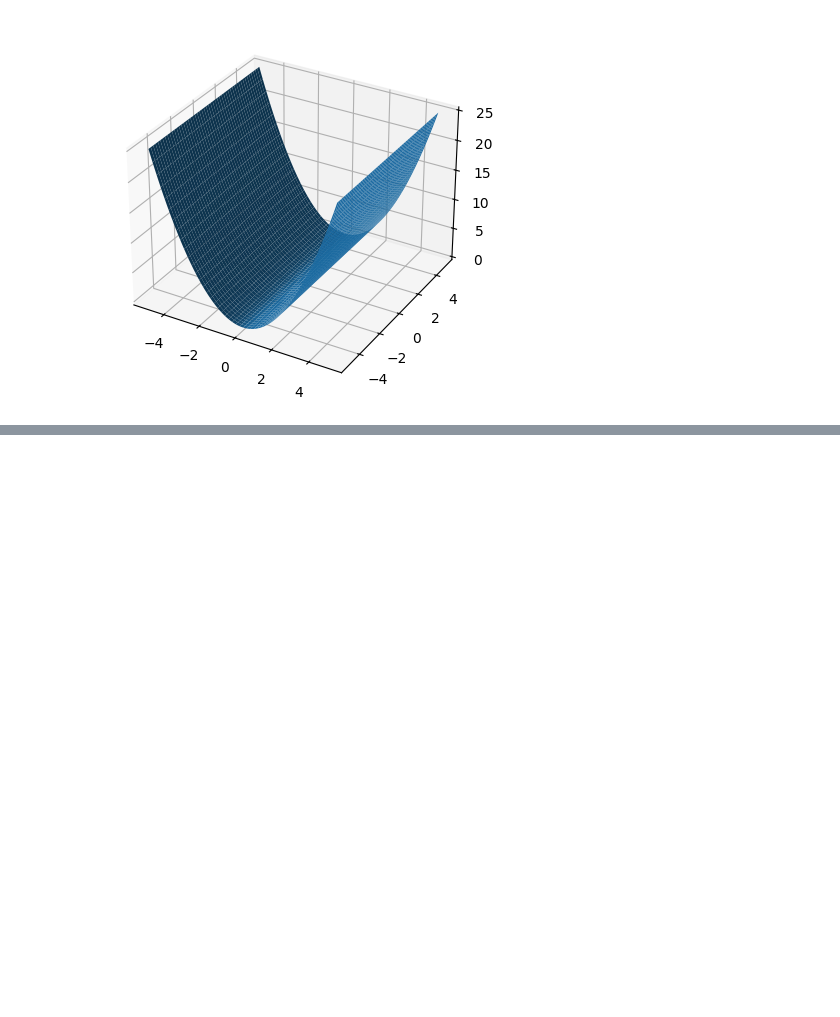
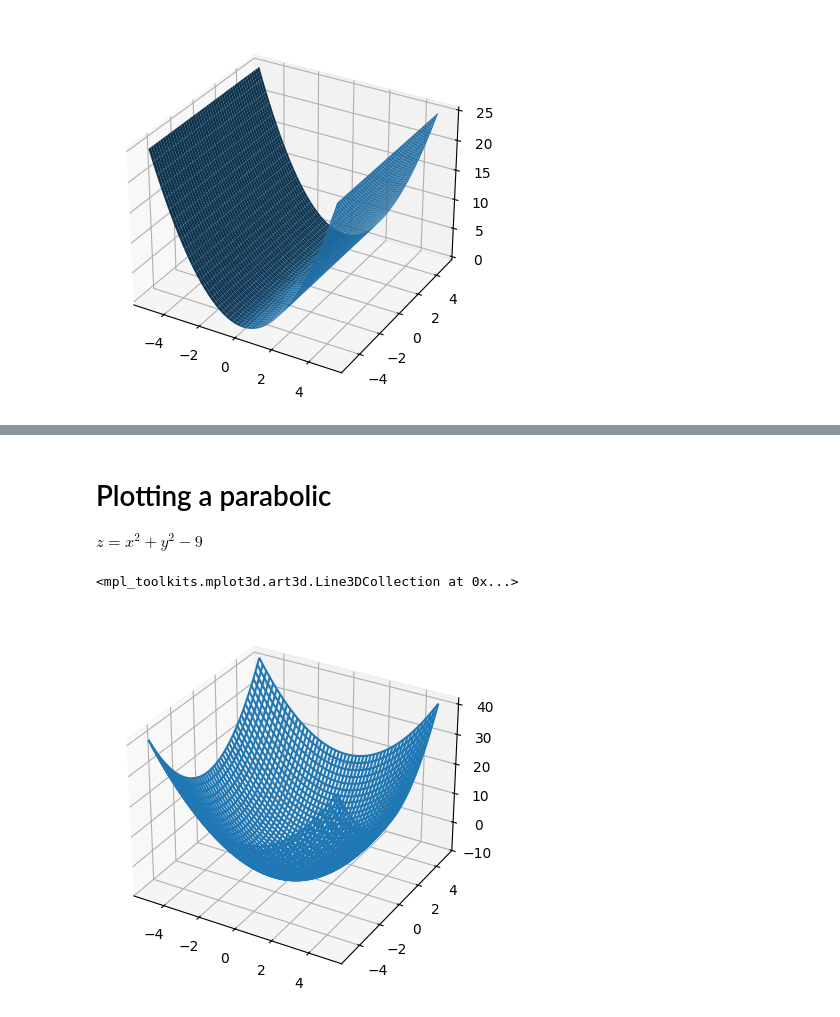
Before and after one commit to ODARI-CHARLES1/mathCompendium, a Jupyter notebook: Calculus/Vector_calculus/vector_calculus.ipynb, the cells around one changed output, grey strips where cells are left out. Cells and saved outputs as stored; diff of their text form; code cells hidden in the pictures; blank space fills up the shorter version.

```diff
--- a/Calculus/Vector_calculus/vector_calculus.ipynb
+++ b/Calculus/Vector_calculus/vector_calculus.ipynb
@@ -104,19 +108,0 @@ ax.view_init
-# %%
-import numpy as np
-import matplotlib.pyplot as plt
-
-fig = plt.figure()
-ax = fig.add_subplot(111, projection='3d')
-
-x = np.linspace(-5, 5, 50)
-y = np.linspace(-5, 5, 50)
-X, Y = np.meshgrid(x, y)
-Z = np.sin(np.sqrt(X**2 + Y**2))
-
-ax.plot_surface(X, Y, Z)
-
-for angle in range(0, 360, 2):
-    ax.view_init(elev=30, azim=angle)
-    plt.pause(0.05)
-
-plt.show()
@@ -125,0 +109,15 @@ plt.show()
+# %% [markdown]
+# Plotting a parabolic
+
+$z=x^2+y^2-9$
+# %%
+_=np.linspace(-5,5,100)
+x,y=np.meshgrid(_,_)
+Z=X**2+Y**2-9
+
+fig,ax=plt.subplots(subplot_kw={"projection":"3d"})
+#ax.plot_surface(X,Y,Z)
+ax.plot_wireframe(X,Y,Z)
+# %% [output]
+<mpl_toolkits.mplot3d.art3d.Line3DCollection at 0x...>
+[figure, added]
```
Also changed, not shown: parts of 12 cells of this notebook.
